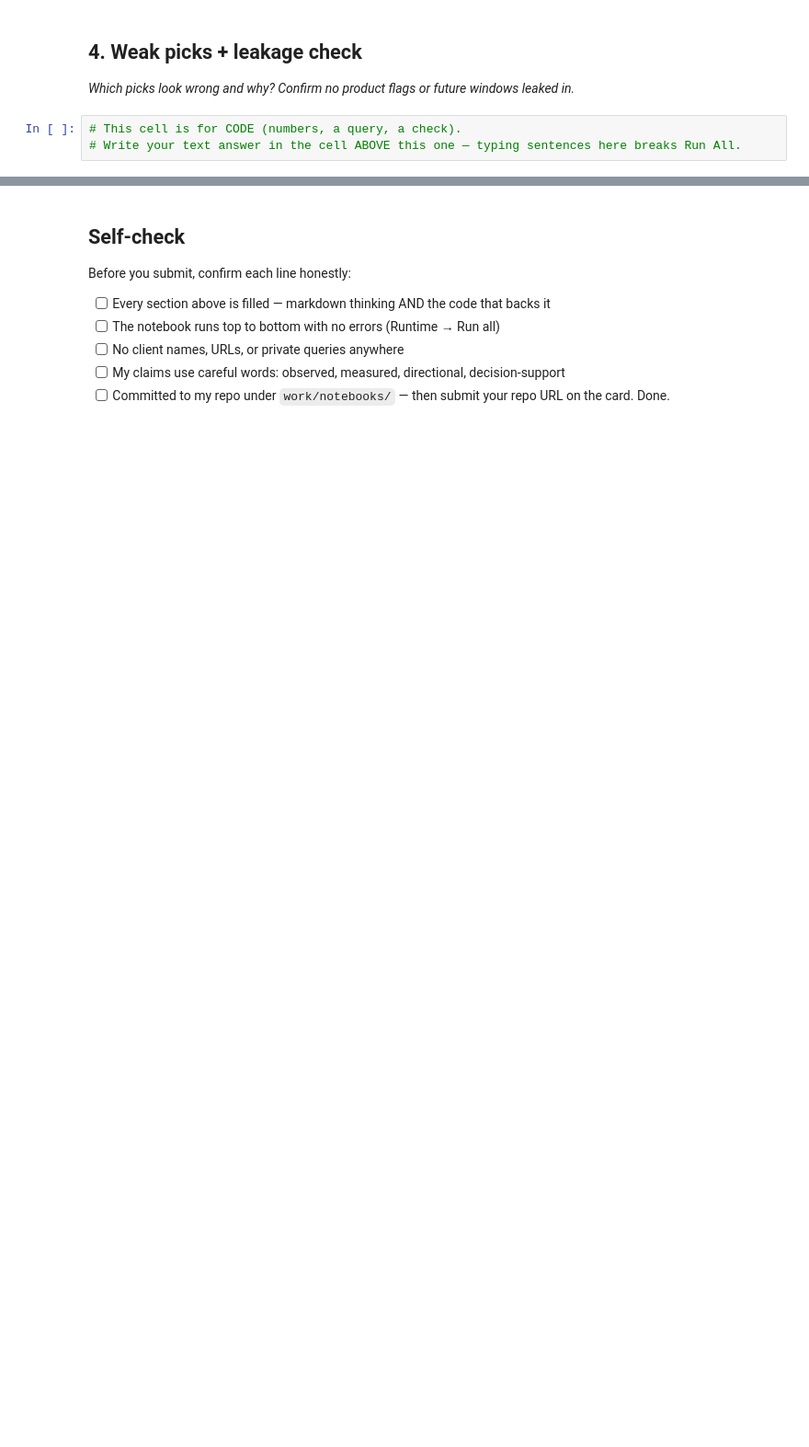
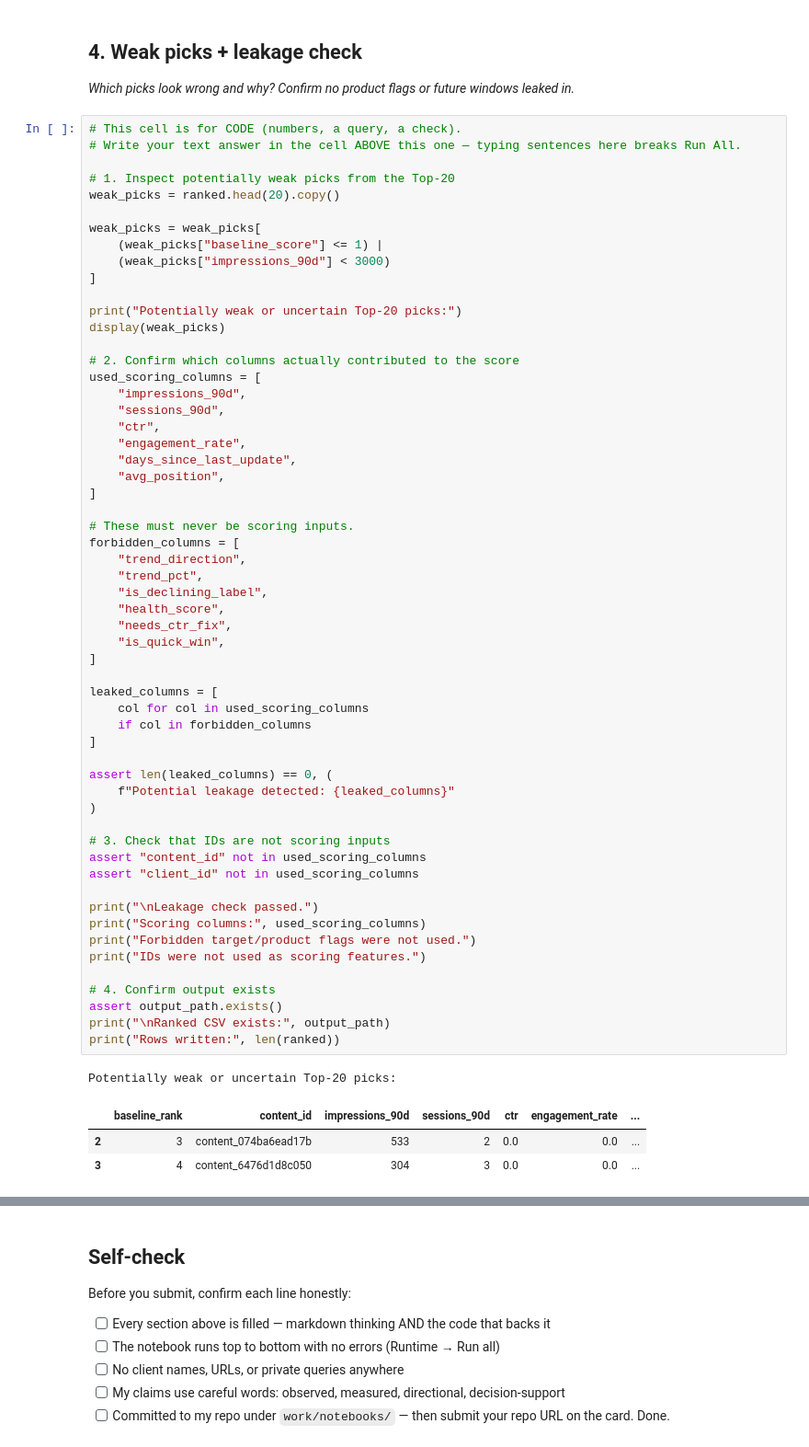
Before and after one commit to suyashverma0/flyrank-ml-workspace2, a Jupyter notebook: work/notebooks/w04_baseline_score.ipynb, the cells around one changed output, grey strips where cells are left out. Shown at 92% size. Drawn from its saved outputs; the diff is of its cells as text; blank space fills up the shorter version.

```diff
--- a/work/notebooks/w04_baseline_score.ipynb
+++ b/work/notebooks/w04_baseline_score.ipynb
@@ -244,3 +345,62 @@ FileNotFoundError: Starter CSV not found. Make sure the repository is cloned and
 # %%
 # This cell is for CODE (numbers, a query, a check).
 # Write your text answer in the cell ABOVE this one — typing sentences here breaks Run All.
+
+# 1. Inspect potentially weak picks from the Top-20
+weak_picks = ranked.head(20).copy()
+
+weak_picks = weak_picks[
+    (weak_picks["baseline_score"] <= 1) |
+    (weak_picks["impressions_90d"] < 3000)
+]
+
+print("Potentially weak or uncertain Top-20 picks:")
+display(weak_picks)
+
+# 2. Confirm which columns actually contributed to the score
+used_scoring_columns = [
+    "impressions_90d",
+    "sessions_90d",
+    "ctr",
+    "engagement_rate",
+    "days_since_last_update",
+    "avg_position",
+]
+
+# These must never be scoring inputs.
+forbidden_columns = [
+    "trend_direction",
+    "trend_pct",
+    "is_declining_label",
+    "health_score",
+    "needs_ctr_fix",
+    "is_quick_win",
+]
+
+leaked_columns = [
+    col for col in used_scoring_columns
+    if col in forbidden_columns
+]
+
+assert len(leaked_columns) == 0, (
+    f"Potential leakage detected: {leaked_columns}"
+)
+
+# 3. Check that IDs are not scoring inputs
+assert "content_id" not in used_scoring_columns
+assert "client_id" not in used_scoring_columns
+
+print("\nLeakage check passed.")
+print("Scoring columns:", used_scoring_columns)
+print("Forbidden target/product flags were not used.")
+print("IDs were not used as scoring features.")
+
+# 4. Confirm output exists
+assert output_path.exists()
+print("\nRanked CSV exists:", output_path)
+print("Rows written:", len(ranked))
+# %% [output]
+Potentially weak or uncertain Top-20 picks:
+|  | baseline_rank | content_id | impressions_90d | sessions_90d | ctr | engagement_rate | ... |
+| 2 | 3 | content_074ba6ead17b | 533 | 2 | 0.0 | 0.0 | ... |
+| 3 | 4 | content_6476d1d8c050 | 304 | 3 | 0.0 | 0.0 | ... |
```
Also changed, not shown: parts of 4 cells of this notebook.
